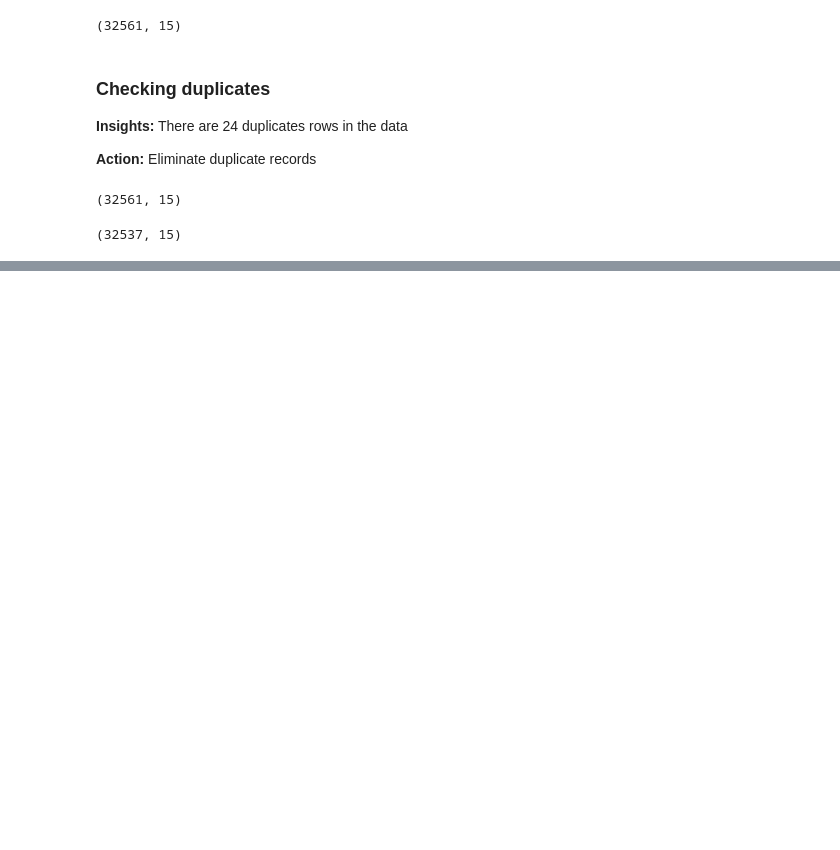
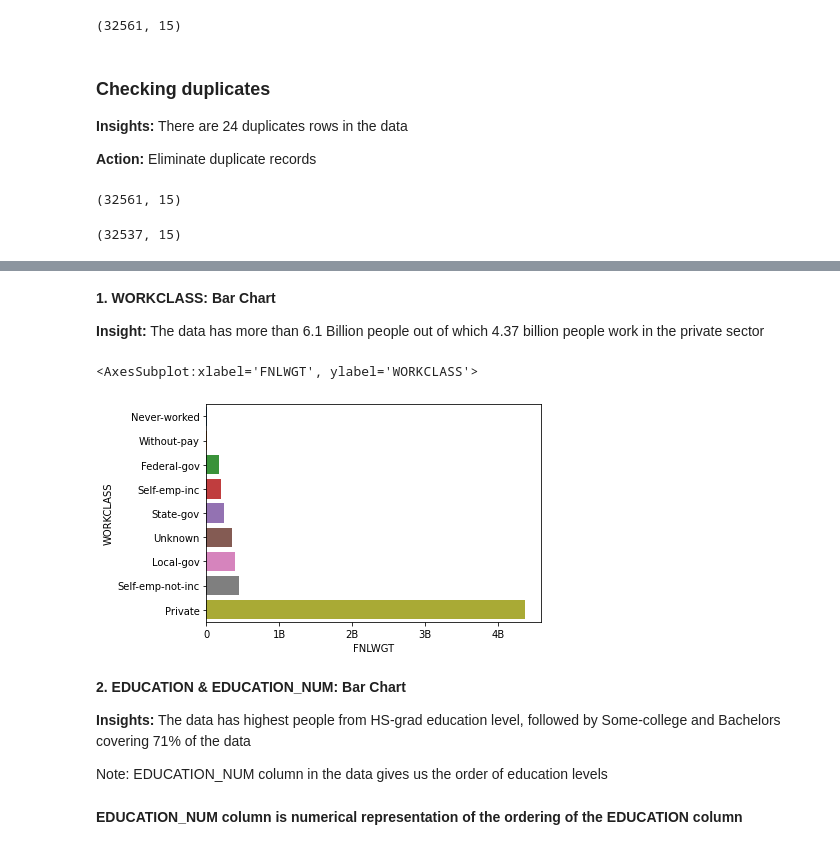
Before and after one commit to priyasharma1908/Income_Classification, a Jupyter notebook: Income_Classification.ipynb, the cells around one changed output, grey strips where cells are left out. Cells and saved outputs as stored; diff of their text form; code cells hidden in the pictures; blank space fills up the shorter version.

Commit message:
feat: Statistical analysis and plotting of the data.

```diff
--- a/Income_Classification.ipynb
+++ b/Income_Classification.ipynb
@@ -391,0 +431,23 @@ data.drop_duplicates(inplace = True)
+# %% [markdown]
+**1. WORKCLASS: Bar Chart**
+
+**Insight:** The data has more than 6.1 Billion people out of which 4.37 billion people work in the private sector
+# %%
+workclass_data = data.groupby(['WORKCLASS'])[['FNLWGT']].agg('sum').reset_index()
+# %%
+plt.ticklabel_format(style = 'plain', axis = 'x')
+ax = plt.gca()
+ax.xaxis.set_major_formatter(tick.FuncFormatter(reformat_large_tick_values))
+
+sns.barplot(y = 'WORKCLASS', x = 'FNLWGT', data = workclass_data, order = workclass_data.sort_values(by = ['FNLWGT'])['WORKCLASS'])
+# %% [output]
+<AxesSubplot:xlabel='FNLWGT', ylabel='WORKCLASS'>
+[figure, added]
+# %% [markdown]
+**2. EDUCATION & EDUCATION_NUM: Bar Chart**
+
+**Insights:** The data has highest people from HS-grad education level, followed by Some-college and Bachelors covering 71% of the data
+
+Note: EDUCATION_NUM column in the data gives us the order of education levels
+# %% [markdown]
+**EDUCATION_NUM column is numerical representation of the ordering of the EDUCATION column**
```
Also changed, not shown: parts of 57 cells of this notebook.
